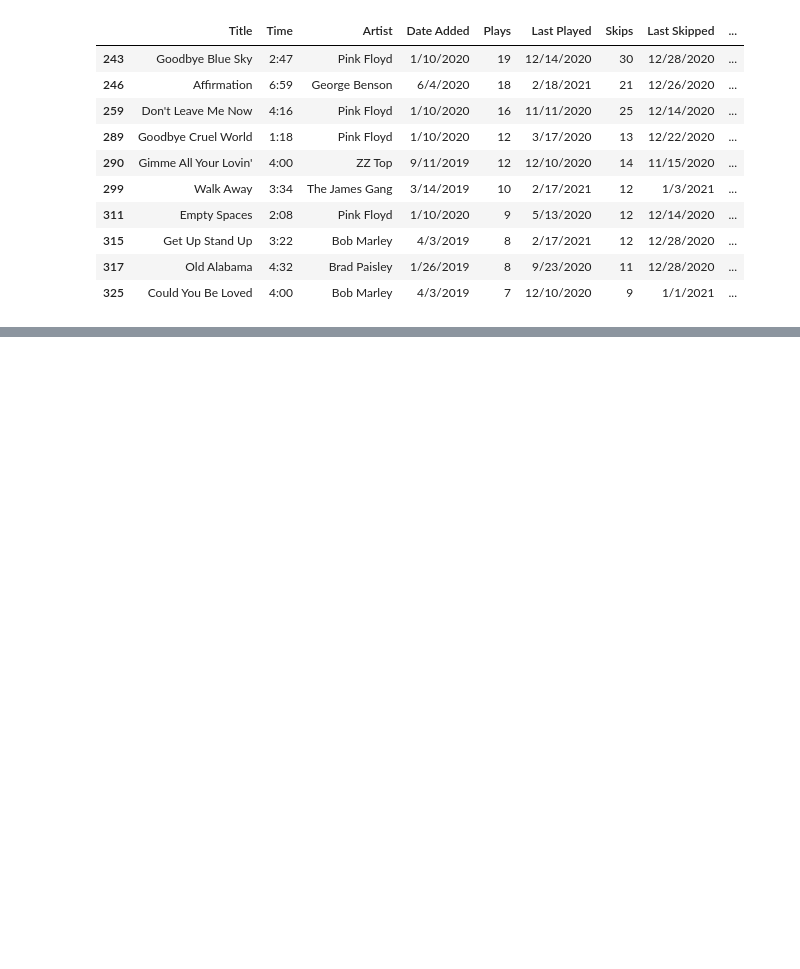
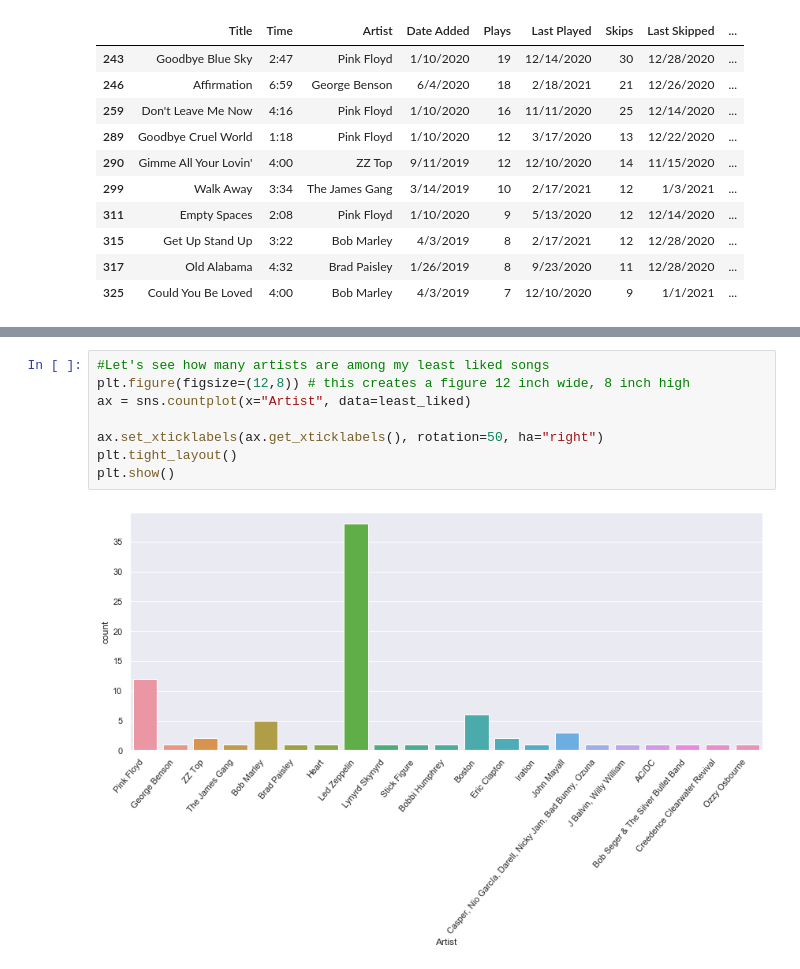
Before and after one commit to tstennette/iTunes_Song_EDA, a Jupyter notebook: iTunes_Tracks_EDA.ipynb, the cells around one changed output, grey strips where cells are left out. Saved outputs shown, nothing was run; the diff lists cells and outputs as text; blank space fills up the shorter version.

```diff
--- a/iTunes_Tracks_EDA.ipynb
+++ b/iTunes_Tracks_EDA.ipynb
@@ -129,0 +130,10 @@ most_liked.head(10)
+# %%
+#Let's see how many artists are among my least liked songs
+plt.figure(figsize=(12,8)) # this creates a figure 12 inch wide, 8 inch high
+ax = sns.countplot(x="Artist", data=least_liked)
+
+ax.set_xticklabels(ax.get_xticklabels(), rotation=50, ha="right")
+plt.tight_layout()
+plt.show()
+# %% [output]
+[figure, added]
```
Also changed, not shown: parts of 5 cells of this notebook.
